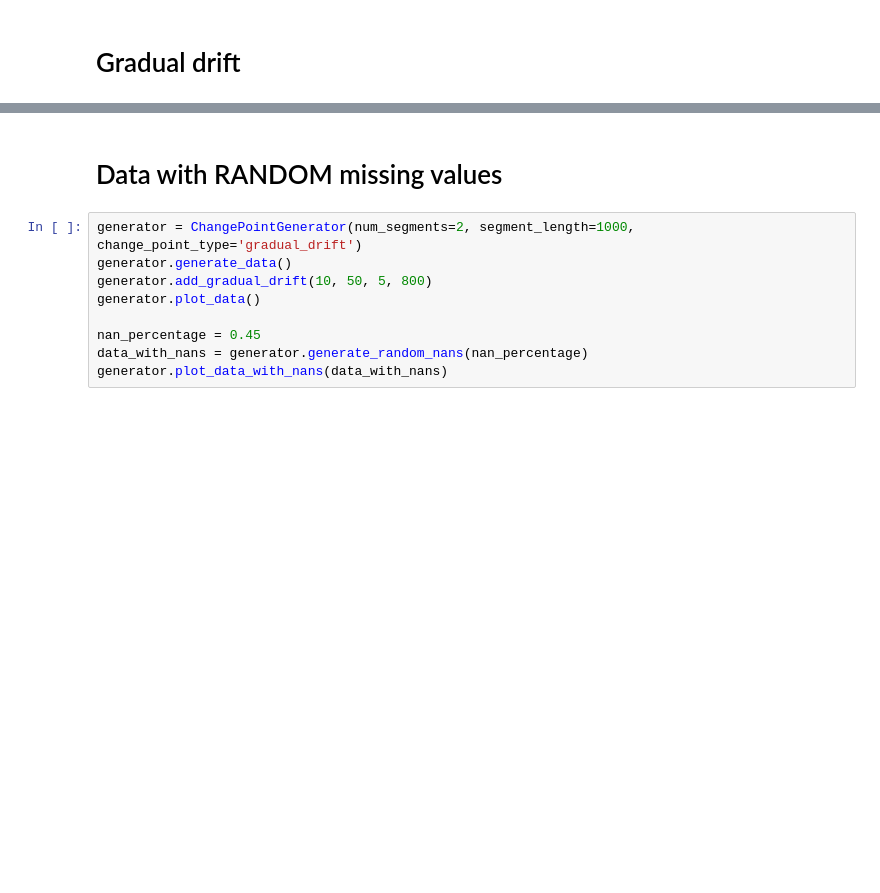
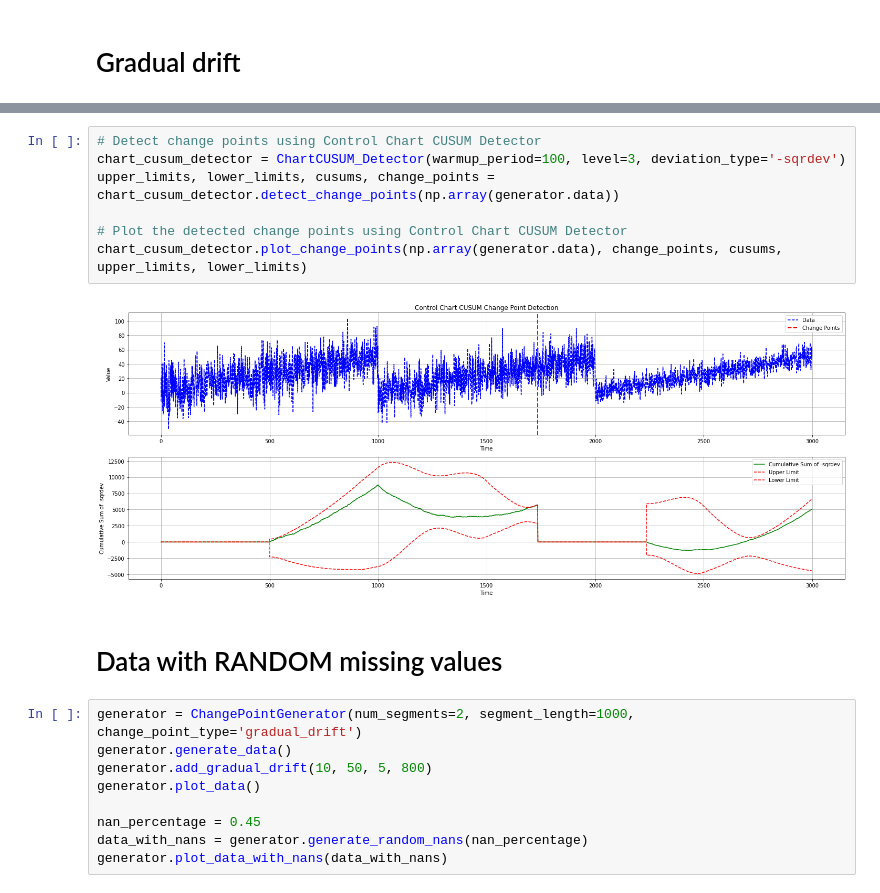
Before and after one commit to giobbu/CUSUM, a Jupyter notebook: example.ipynb, the cells around one changed output, grey strips where cells are left out. Saved outputs shown, nothing was run; the diff lists cells and outputs as text; blank space fills up the shorter version.

```diff
--- a/example.ipynb
+++ b/example.ipynb
@@ -63,3 +72,12 @@ prob_detector.plot_change_points(generator.data, prob_change_points, prob_probab
+# %%
+# Detect change points using Control Chart CUSUM Detector
+chart_cusum_detector = ChartCUSUM_Detector(warmup_period=100, level=3, deviation_type='-sqrdev')
+upper_limits, lower_limits, cusums, change_points = chart_cusum_detector.detect_change_points(np.array(generator.data))
+
+# Plot the detected change points using Control Chart CUSUM Detector
+chart_cusum_detector.plot_change_points(np.array(generator.data), change_points, cusums, upper_limits, lower_limits)
+# %% [output]
+[figure, added]
 # %% [markdown]
 # Data with RANDOM missing values
 # %%
```
Also changed, not shown: parts of 10 cells of this notebook.
